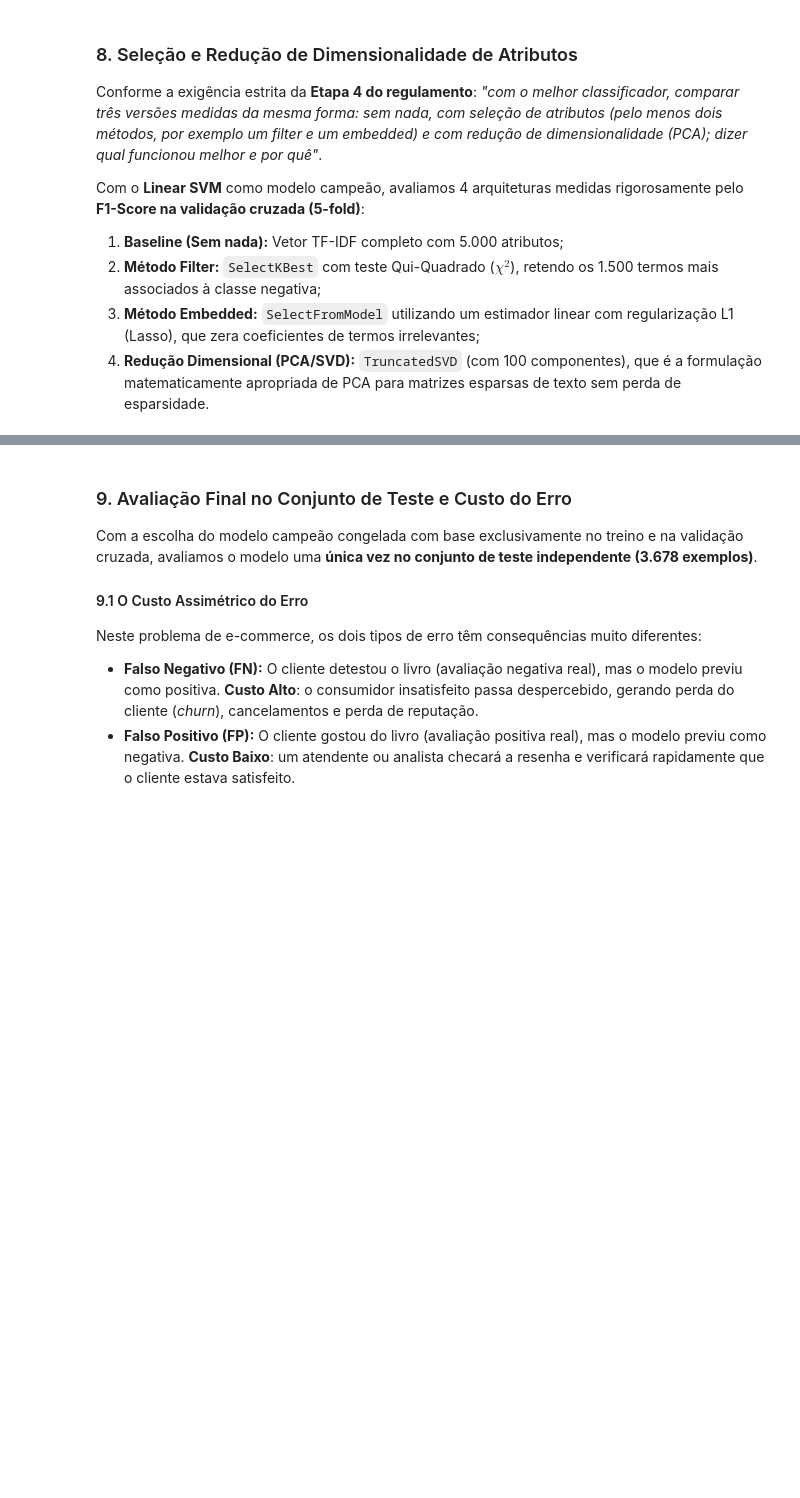
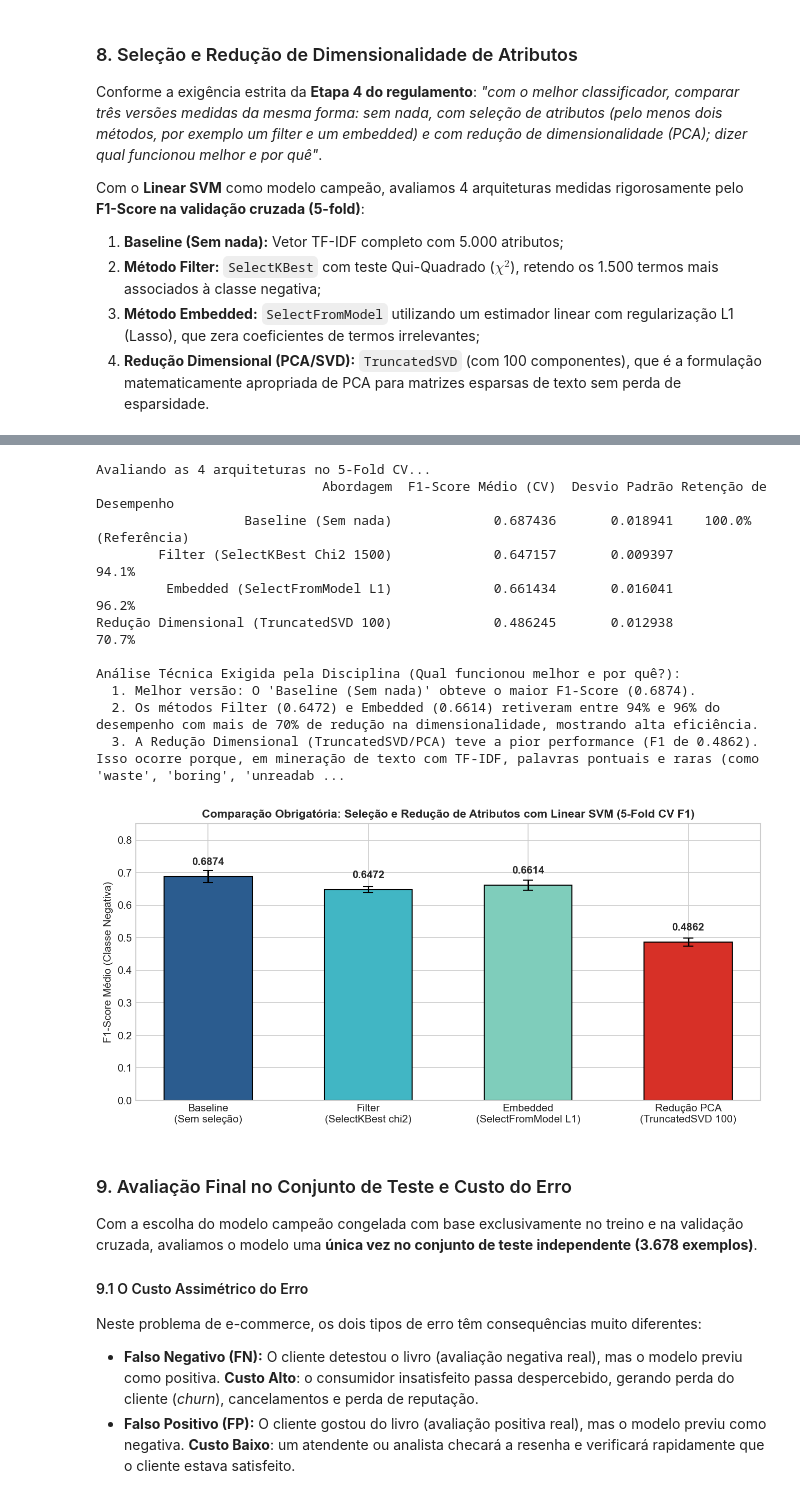
Before and after one commit to luticaa/mineracao-de-dados-projeto-final, a Jupyter notebook: projeto_integrador_mineracao_dados.ipynb, the cells around one changed output, grey strips where cells are left out. Saved outputs shown, nothing was run; the diff lists cells and outputs as text; code cells hidden in the pictures; blank space fills up the shorter version.

```diff
--- a/projeto_integrador_mineracao_dados.ipynb
+++ b/projeto_integrador_mineracao_dados.ipynb
@@ -323,3 +396,76 @@ Análise Técnica Exigida pela Disciplina (Qual funcionou melhor e por quê?):
+# %%
+from sklearn.feature_selection import SelectKBest, chi2, SelectFromModel
+from sklearn.decomposition import TruncatedSVD
+from sklearn.model_selection import cross_val_score
+
+best_C = grid_svm.best_params_['clf__C']
+
+pipe_base = Pipeline([
+    ('tfidf', TfidfVectorizer(max_features=5000, ngram_range=(1, 2), min_df=3, max_df=0.90, sublinear_tf=True)),
+    ('clf', LinearSVC(C=best_C, class_weight='balanced', random_state=42, dual=False))
+])
+pipe_filter = Pipeline([
+    ('tfidf', TfidfVectorizer(max_features=5000, ngram_range=(1, 2), min_df=3, max_df=0.90, sublinear_tf=True)),
+    ('select', SelectKBest(score_func=chi2, k=1500)),
+    ('clf', LinearSVC(C=best_C, class_weight='balanced', random_state=42, dual=False))
+])
+pipe_embedded = Pipeline([
+    ('tfidf', TfidfVectorizer(max_features=5000, ngram_range=(1, 2), min_df=3, max_df=0.90, sublinear_tf=True)),
+    ('select', SelectFromModel(estimator=LinearSVC(penalty='l1', dual=False, C=best_C, class_weight='balanced', random_state=42))),
+    ('clf', LinearSVC(C=best_C, class_weight='balanced', random_state=42, dual=False))
+])
+pipe_svd = Pipeline([
+    ('tfidf', TfidfVectorizer(max_features=5000, ngram_range=(1, 2), min_df=3, max_df=0.90, sublinear_tf=True)),
+    ('svd', TruncatedSVD(n_components=100, algorithm='arpack', random_state=42)),
+    ('clf', LinearSVC(C=best_C, class_weight='balanced', random_state=42, dual=False))
+])
+
+print("Avaliando as 4 arquiteturas no 5-Fold CV...")
+scores_base = cross_val_score(pipe_base, X_train['review_full'], y_train, cv=cv, scoring='f1')
+scores_filt = cross_val_score(pipe_filter, X_train['review_full'], y_train, cv=cv, scoring='f1')
+scores_emb = cross_val_score(pipe_embedded, X_train['review_full'], y_train, cv=cv, scoring='f1')
+scores_svd = cross_val_score(pipe_svd, X_train['review_full'], y_train, cv=cv, scoring='f1')
+
+# Gráfico comparativo
+fig, ax = plt.subplots(figsize=(9, 4.5))
+metodos_nomes = ['Baseline\n(Sem seleção)', 'Filter\n(SelectKBest chi2)', 'Embedded\n(SelectFromModel L1)', 'Redução PCA\n(TruncatedSVD 100)']
+metodos_medias = [scores_base.mean(), scores_filt.mean(), scores_emb.mean(), scores_svd.mean()]
+metodos_erros = [scores_base.std(), scores_filt.std(), scores_emb.std(), scores_svd.std()]
+bars = ax.bar(metodos_nomes, metodos_medias, yerr=metodos_erros, capsize=5, color=['#2b5c8f', '#41b6c4', '#7fcdbb', '#d73027'], edgecolor='black', width=0.55)
+ax.set_title("Comparação Obrigatória: Seleção e Redução de Atributos com Linear SVM (5-Fold CV F1)", fontsize=11, fontweight='bold')
+ax.set_ylabel("F1-Score Médio (Classe Negativa)")
+ax.set_ylim(0, 0.85)
+for b, m in zip(bars, metodos_medias):
+    ax.text(b.get_x() + b.get_width()/2, m + 0.03, f"{m:.4f}", ha='center', va='bottom', fontweight='bold', fontsize=10)
+plt.tight_layout()
+plt.show()
+
+# Tabela
+df_comparacao = pd.DataFrame({
+    'Abordagem': ['Baseline (Sem nada)', 'Filter (SelectKBest Chi2 1500)', 'Embedded (SelectFromModel L1)', 'Redução Dimensional (TruncatedSVD 100)'],
+    'F1-Score Médio (CV)': [scores_base.mean(), scores_filt.mean(), scores_emb.mean(), scores_svd.mean()],
+    'Desvio Padrão': [scores_base.std(), scores_filt.std(), scores_emb.std(), scores_svd.std()],
+    'Retenção de Desempenho': ['100.0% (Referência)', f"{scores_filt.mean()/scores_base.mean()*100:.1f}%", f"{scores_emb.mean()/scores_base.mean()*100:.1f}%", f"{scores_svd.mean()/scores_base.mean()*100:.1f}%"]
+})
+print(df_comparacao.to_string(index=False))
+
+print("\nAnálise Técnica Exigida pela Disciplina (Qual funcionou melhor e por quê?):")
+print(f"  1. Melhor versão: O 'Baseline (Sem nada)' obteve o maior F1-Score ({scores_base.mean():.4f}).")
+print(f"  2. Os métodos Filter ({scores_filt.mean():.4f}) e Embedded ({scores_emb.mean():.4f}) retiveram entre 94% e 96% do desempenho com mais de 70% de redução na dimensionalidade, mostrando alta eficiência.")
+print(f"  3. A Redução Dimensional (TruncatedSVD/PCA) teve a pior performance (F1 de {scores_svd.mean():.4f}). Isso ocorre porque, em mineração de texto com TF-IDF, palavras pontuais e raras (como 'waste', 'boring', 'unreadable') são altamente discriminatórias; ao projetar 5.000 dimensões esparsas em combinações lineares densas de 100 componentes, o sinal decisivo desses termos específicos é diluído no ruído ortogonal.")
+# %% [output]
+Avaliando as 4 arquiteturas no 5-Fold CV...
+                             Abordagem  F1-Score Médio (CV)  Desvio Padrão Retenção de Desempenho
+                   Baseline (Sem nada)             0.687436       0.018941    100.0% (Referência)
+        Filter (SelectKBest Chi2 1500)             0.647157       0.009397                  94.1%
+         Embedded (SelectFromModel L1)             0.661434       0.016041                  96.2%
+Redução Dimensional (TruncatedSVD 100)             0.486245       0.012938                  70.7%
+
+Análise Técnica Exigida pela Disciplina (Qual funcionou melhor e por quê?):
+  1. Melhor versão: O 'Baseline (Sem nada)' obteve o maior F1-Score (0.6874).
+  2. Os métodos Filter (0.6472) e Embedded (0.6614) retiveram entre 94% e 96% do desempenho com mais de 70% de redução na dimensionalidade, mostrando alta eficiência.
+  3. A Redução Dimensional (TruncatedSVD/PCA) teve a pior performance (F1 de 0.4862). Isso ocorre porque, em mineração de texto com TF-IDF, palavras pontuais e raras (como 'waste', 'boring', 'unreadab ...
+[figure, added]
 # %% [markdown]
 ### 9. Avaliação Final no Conjunto de Teste e Custo do Erro
 
```
Also changed, not shown: parts of 14 cells of this notebook, 7 other files.
